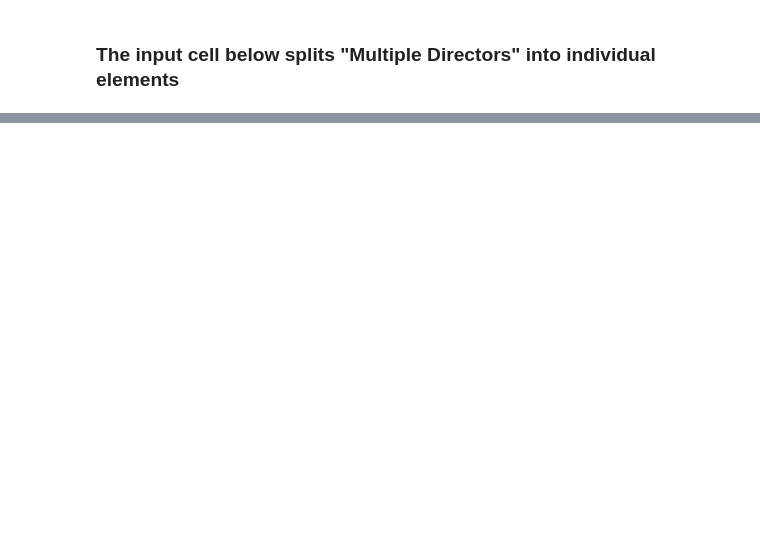
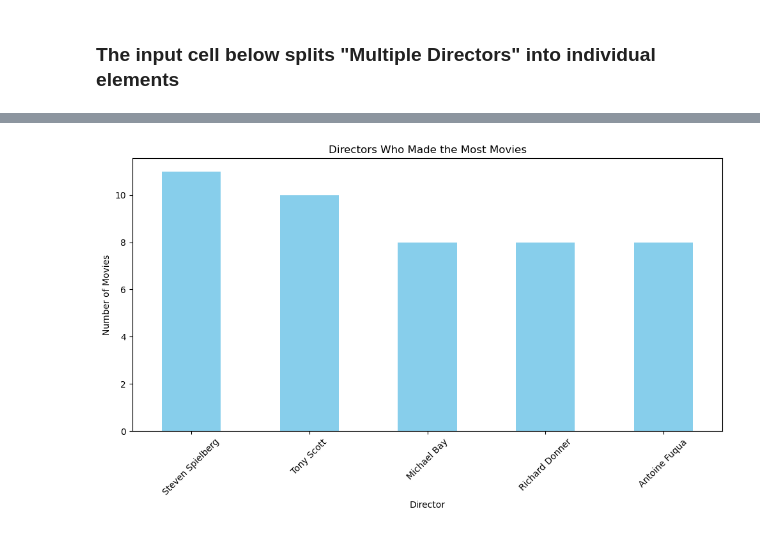
Before and after one commit to jvwastaken/Blockbuster-Breakdown, a Jupyter notebook: JV_Analysis/director_datatset.ipynb, the cells around one changed output, grey strips where cells are left out. Saved outputs shown, nothing was run; the diff lists cells and outputs as text; code cells hidden in the pictures; blank space fills up the shorter version.

```diff
--- a/JV_Analysis/director_datatset.ipynb
+++ b/JV_Analysis/director_datatset.ipynb
@@ -102,0 +127,18 @@ multiple_directors_box = box_and_directortype[box_and_directortype['Director_Typ
+# %%
+# Top Directors dataframe
+clean_movie_df['Director']
+
+# Split directors in cells containing multiple directors into separate rows
+directors_df = clean_movie_df['Director'].str.split(',', expand=True).stack().reset_index(level=1, drop=True).rename('Director')
+
+# Count the occurrences of each director
+director_counts = directors_df.value_counts()
+
+# Sort the directors based on the number of movies they have made
+most_movies_directors = director_counts.head()
+
+
+# Display the directors who made the most movies
+most_movies_directors_df = most_movies_directors.reset_index()
+most_movies_directors_df.columns = ['Director', 'Total Movies Directed']
+most_movies_directors_df
@@ -102,0 +152,15 @@ multiple_directors_box = box_and_directortype[box_and_directortype['Director_Typ
+# %%
+
+# Plotting the directors who made the most movies as a bar chart
+plt.figure(figsize=(10, 6))
+most_movies_directors.plot(kind='bar', color='skyblue')
+plt.title('Directors Who Made the Most Movies')
+plt.xlabel('Director')
+plt.ylabel('Number of Movies')
+plt.xticks(rotation=45)
+plt.tight_layout()
+
+# Display the bar chart
+plt.show();
+# %% [output]
+[figure, added]
```
Also changed, not shown: parts of 14 cells of this notebook.
